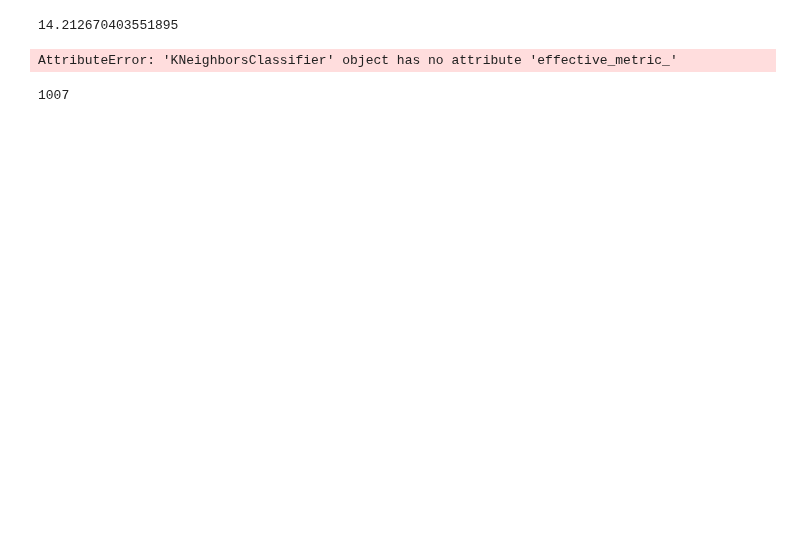
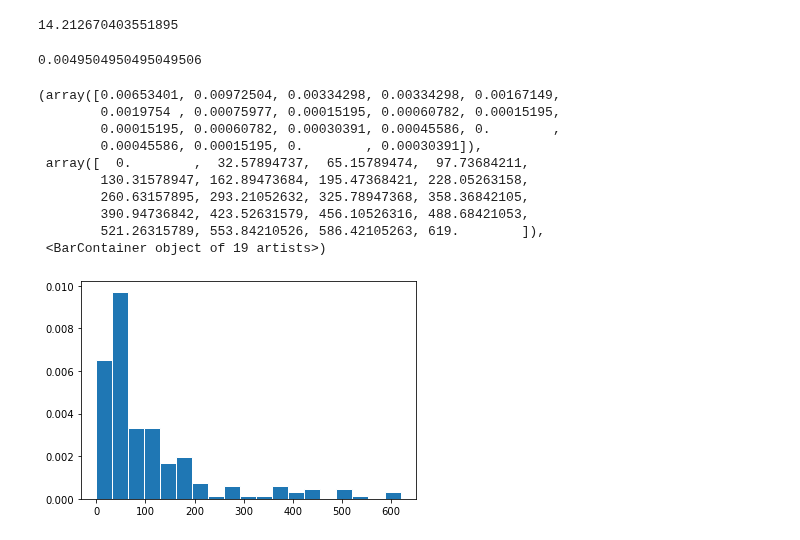
Before and after one commit to insper-classroom/22-2c-cd-p2-grupo_mace_girls, a Jupyter notebook: dados/relatorio.ipynb, the cells around one changed output. Saved outputs shown, nothing was run; the diff lists cells and outputs as text; code cells hidden in the pictures; blank space fills up the shorter version.

```diff
--- a/dados/relatorio.ipynb
+++ b/dados/relatorio.ipynb
@@ -511,10 +495,18 @@ from sklearn.metrics import f1_score
 from sklearn.metrics import accuracy_score
 # %%
 #dividindo o dataset
-X = filtro[['release_year', 'runtime', 'imdb_score', 'imdb_votes', 'tmdb_score', 'comedy',	'romance',	'drama',	'action', 'fantasy', 'horror']]
-y = filtro['tmdb_popularity']
+X2 = filtro_[['release_year', 'runtime', 'imdb_score', 'imdb_votes', 'tmdb_score', 'comedy',	'romance',	'drama',	'action', 'fantasy', 'horror']]
+y2 = filtro_['tmdb_popularity']
 
-X_train, X_test, y_train, y_test = train_test_split(X, y, random_state=0, test_size=0.2)
+X_train2, X_test2, y_train2, y_test2 = train_test_split(X2, y2, random_state=0, test_size=0.2)
+# %%
+from sklearn import preprocessing
+from sklearn import utils
+
+#convert y values to categorical values
+lab = preprocessing.LabelEncoder()
+y_train2 = lab.fit_transform(y_train2)
+y_test2 = lab.fit_transform(y_test2)
 # %%
 import math
 #definindo o k
@@ -530,10 +517,24 @@ X_test = sc_X.fit_transform(X_test)
-# %%
-y_pred = classifier.predict(X_test)
-y_pred
-# %% [output]
-AttributeError: 'KNeighborsClassifier' object has no attribute 'effective_metric_'
-# %%
-#Avaliando o modelo
-cm = confusion_matrix(y_test, y_pred)
-# %% [output]
-1007
+# %%
+from sklearn.neighbors import KNeighborsClassifier
+
+clf3 = KNeighborsClassifier(n_neighbors= 13)
+clf3.fit(X_train2, y_train2)
+clf3.score(X_test2, y_test2)
+# %% [output]
+0.0049504950495049506
+# %%
+y_pred = clf3.predict(X_test2)
+faixa_test = np.linspace(y_pred.min(), y_pred.max(), 20)
+plt.hist(y_pred, faixa_test , edgecolor='white', density=True)
+# %% [output]
+(array([0.00653401, 0.00972504, 0.00334298, 0.00334298, 0.00167149,
+        0.0019754 , 0.00075977, 0.00015195, 0.00060782, 0.00015195,
+        0.00015195, 0.00060782, 0.00030391, 0.00045586, 0.        ,
+        0.00045586, 0.00015195, 0.        , 0.00030391]),
+ array([  0.        ,  32.57894737,  65.15789474,  97.73684211,
+        130.31578947, 162.89473684, 195.47368421, 228.05263158,
+        260.63157895, 293.21052632, 325.78947368, 358.36842105,
+        390.94736842, 423.52631579, 456.10526316, 488.68421053,
+        521.26315789, 553.84210526, 586.42105263, 619.        ]),
+ <BarContainer object of 19 artists>)
+[figure, added]
```
Also changed, not shown: parts of 10 cells of this notebook.
